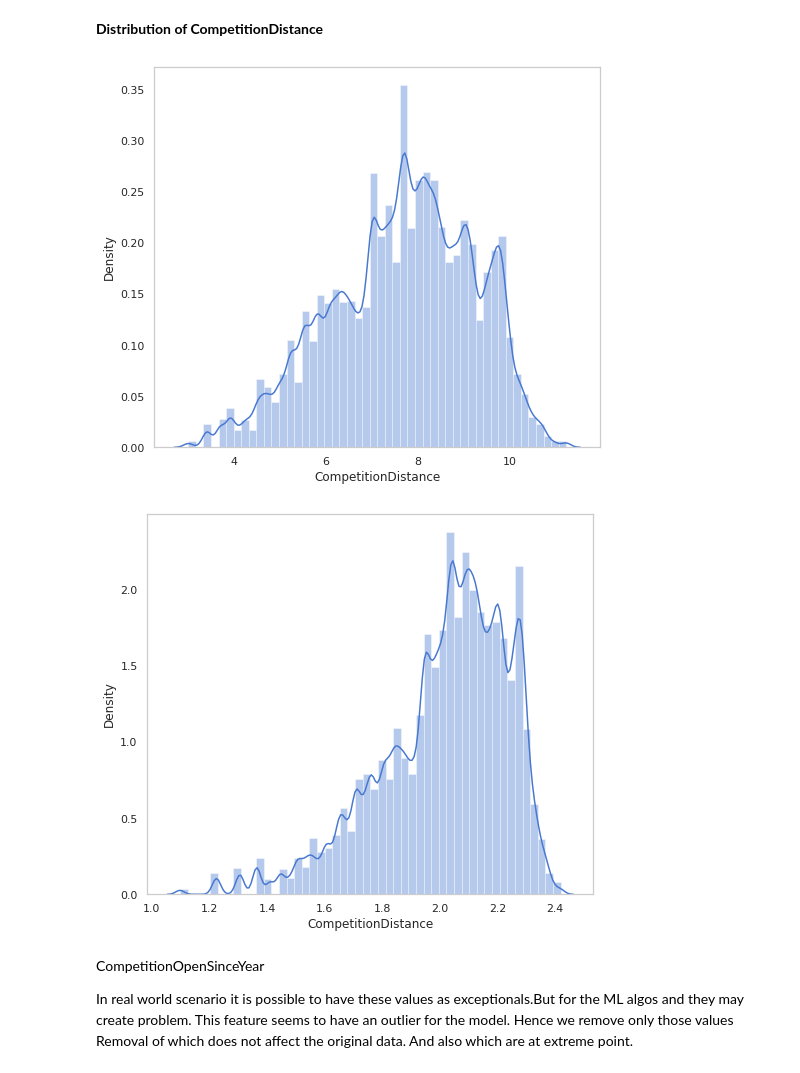
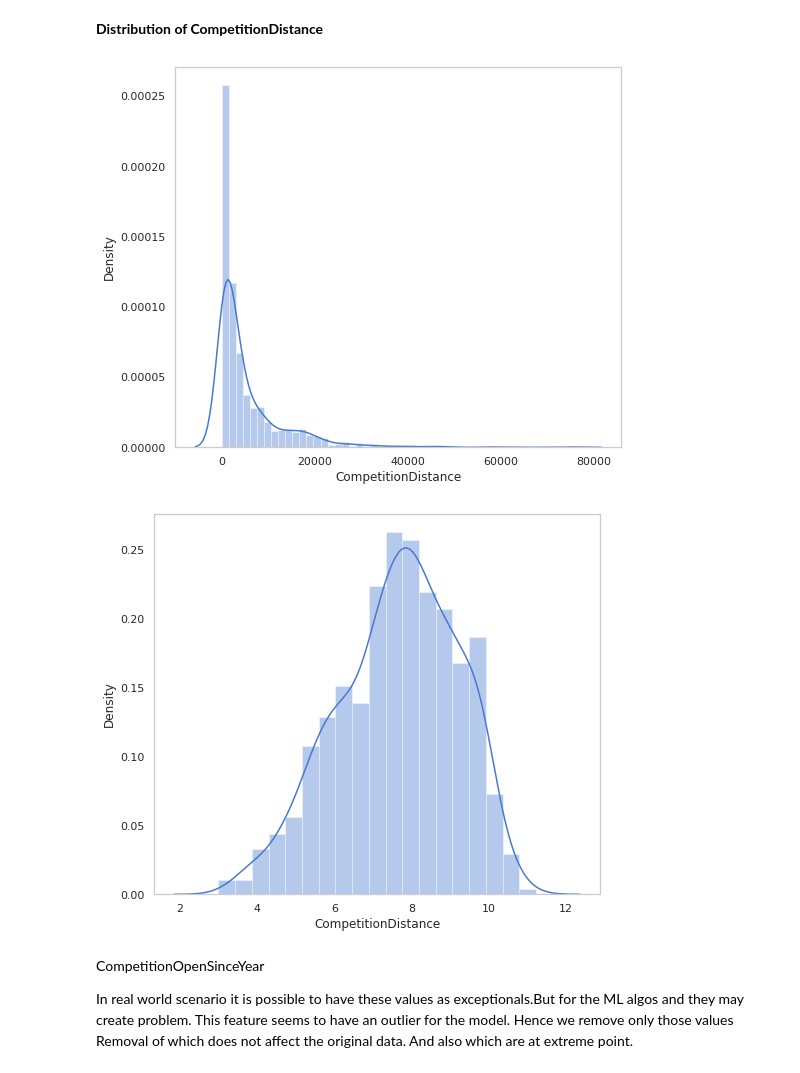
Before and after one commit to aditi10998/Rossmann_sales_prediction, a Jupyter notebook: Copy_of_Rossmann_Sales_Prediction_Capstone_Project.ipynb, the cells around one changed output. Drawn from its saved outputs; the diff is of its cells as text; code cells hidden in the pictures.

```diff
--- a/Copy_of_Rossmann_Sales_Prediction_Capstone_Project.ipynb
+++ b/Copy_of_Rossmann_Sales_Prediction_Capstone_Project.ipynb
@@ -474,8 +474,8 @@ ax.grid(False)
 **Distribution of CompetitionDistance**
 # %%
 sns.set_theme(rc={'figure.figsize': (8,7)},style='whitegrid',palette='muted')
-ax = sns.distplot(merged_df['CompetitionDistance'])
+ax = sns.distplot(Store_df['CompetitionDistance'])
 ax.grid(False)
 # %% [output]
-[figure, old version]
+[figure, new version]
 # %%
@@ -483,9 +483,9 @@ merged_df['CompetitionDistance'] = np.log(merged_df['CompetitionDistance'])
 # %%
 sns.set_theme(rc={'figure.figsize': (8,7)},style='whitegrid',palette='muted')
-ax = sns.distplot(merged_df['CompetitionDistance'])
+ax = sns.distplot(Store_df['CompetitionDistance'])
 ax.grid(False)
 # %% [output]
-[figure, old version]
+[figure, new version]
 # %% [markdown]
 CompetitionOpenSinceYear
 
```
Also changed, not shown: parts of 42 cells of this notebook.
